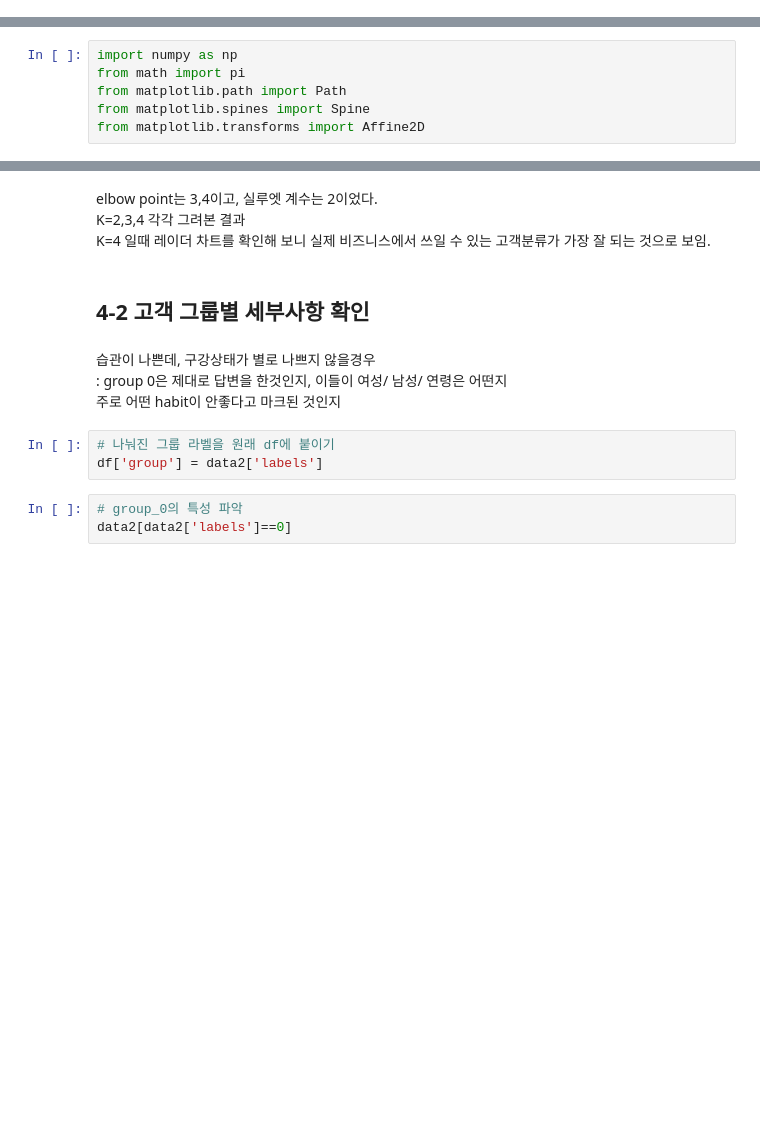
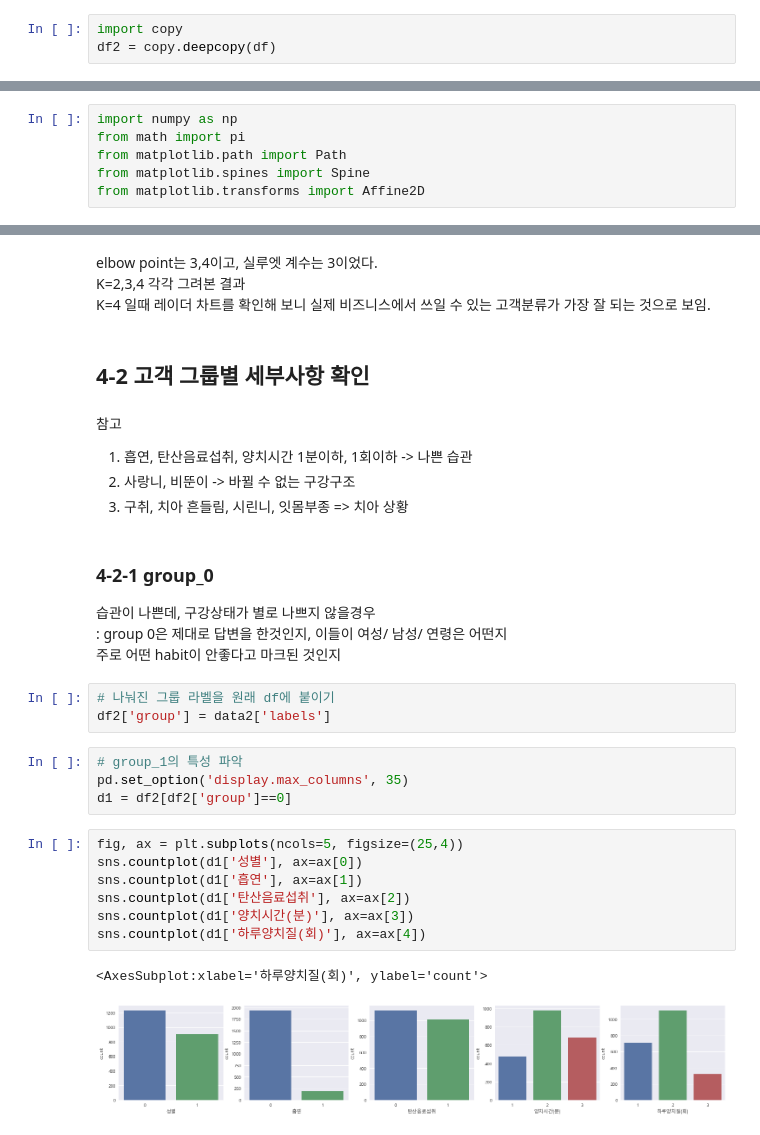
Before and after one commit to K-Final-Project/MZ-trend, a Jupyter notebook: KMEANS2.ipynb, the cells around one changed output, grey strips where cells are left out. Saved outputs shown, nothing was run; the diff lists cells and outputs as text; blank space fills up the shorter version.

```diff
--- a/KMEANS2.ipynb
+++ b/KMEANS2.ipynb
@@ -30,4 +35,7 @@ Index(['구분', '악궁구조', '나이', '성별', '비뚠니', '1년이내스
       dtype='object')
+# %%
+import copy
+df2 = copy.deepcopy(df)
 # %% [markdown]
 # 2. PCA
 # %% [markdown]
@@ -328,17 +339,33 @@ plt.show()
 # %% [markdown]
-elbow point는 3,4이고, 실루엣 계수는 2이었다.
+elbow point는 3,4이고, 실루엣 계수는 3이었다.
 K=2,3,4 각각 그려본 결과
 K=4 일때 레이더 차트를 확인해 보니 실제 비즈니스에서 쓰일 수 있는 고객분류가 가장 잘 되는 것으로 보임.
 # %% [markdown]
 ## 4-2 고객 그룹별 세부사항 확인
+# %% [markdown]
+참고
+1. 흡연, 탄산음료섭취, 양치시간 1분이하, 1회이하 -> 나쁜 습관
+2. 사랑니, 비뚠이 -> 바뀔 수 없는 구강구조
+3. 구취, 치아 흔들림, 시린니, 잇몸부종 => 치아 상황
 # %% [markdown]
-
+### 4-2-1 group_0
 습관이 나쁜데, 구강상태가 별로 나쁘지 않을경우
 : group 0은 제대로 답변을 한것인지, 이들이 여성/ 남성/ 연령은 어떤지
 주로 어떤 habit이 안좋다고 마크된 것인지
 # %%
 # 나눠진 그룹 라벨을 원래 df에 붙이기
-df['group'] = data2['labels']
+df2['group'] = data2['labels']
-# %%
-# group_0의 특성 파악
-data2[data2['labels']==0]
+# %%
+# group_1의 특성 파악
+pd.set_option('display.max_columns', 35)
+d1 = df2[df2['group']==0]
+# %%
+fig, ax = plt.subplots(ncols=5, figsize=(25,4))
+sns.countplot(d1['성별'], ax=ax[0])
+sns.countplot(d1['흡연'], ax=ax[1])
+sns.countplot(d1['탄산음료섭취'], ax=ax[2])
+sns.countplot(d1['양치시간(분)'], ax=ax[3])
+sns.countplot(d1['하루양치질(회)'], ax=ax[4])
+# %% [output]
+<AxesSubplot:xlabel='하루양치질(회)', ylabel='count'>
+[figure, added]
```
Also changed, not shown: parts of 28 cells of this notebook, 3 other files.
